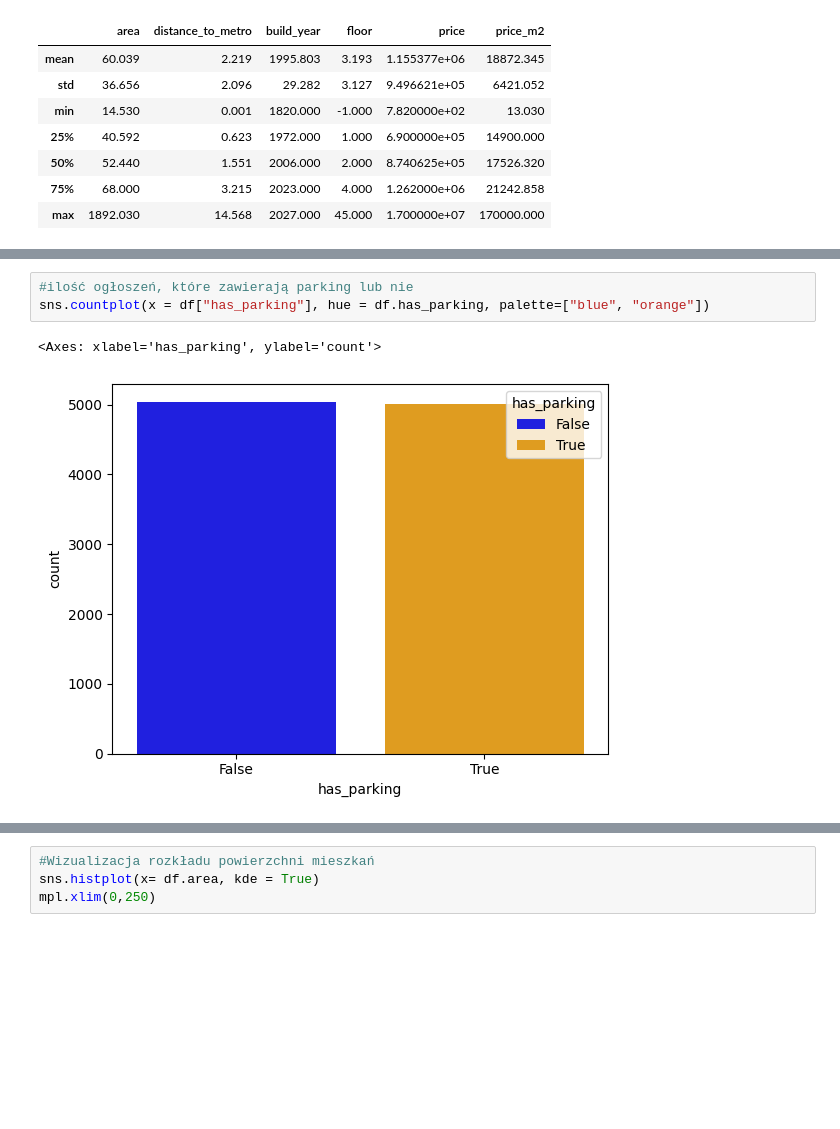
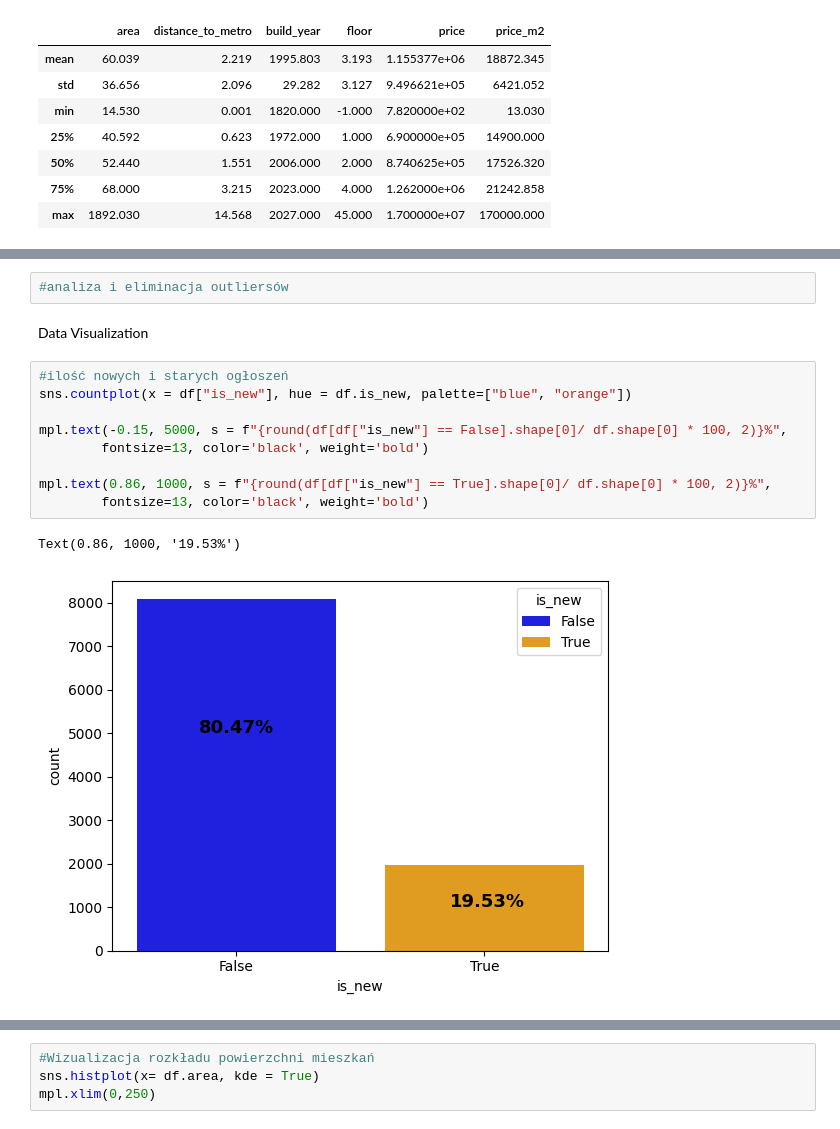
Before and after one commit to ThePhaseless/ProjectMAD, a Jupyter notebook: data_analysis.ipynb, the cells around one changed output, grey strips where cells are left out. Drawn from its saved outputs; the diff is of its cells as text; blank space fills up the shorter version.

```diff
--- a/data_analysis.ipynb
+++ b/data_analysis.ipynb
@@ -76,6 +83,16 @@ sns.countplot(x = df["is_new"], hue = df.is_new, palette=["blue", "orange"])
-# %%
-#ilość ogłoszeń, które zawierają parking lub nie
-sns.countplot(x = df["has_parking"], hue = df.has_parking, palette=["blue", "orange"])
-# %% [output]
-<Axes: xlabel='has_parking', ylabel='count'>
-[figure, removed]
+# %%
+#analiza i eliminacja outliersów
+# %% [markdown]
+Data Visualization
+# %%
+#ilość nowych i starych ogłoszeń
+sns.countplot(x = df["is_new"], hue = df.is_new, palette=["blue", "orange"])
+
+mpl.text(-0.15, 5000, s = f"{round(df[df["is_new"] == False].shape[0]/ df.shape[0] * 100, 2)}%",
+        fontsize=13, color='black', weight='bold')
+
+mpl.text(0.86, 1000, s = f"{round(df[df["is_new"] == True].shape[0]/ df.shape[0] * 100, 2)}%",
+        fontsize=13, color='black', weight='bold')
+# %% [output]
+Text(0.86, 1000, '19.53%')
+[figure, added]
```
Also changed, not shown: parts of 26 cells of this notebook.
